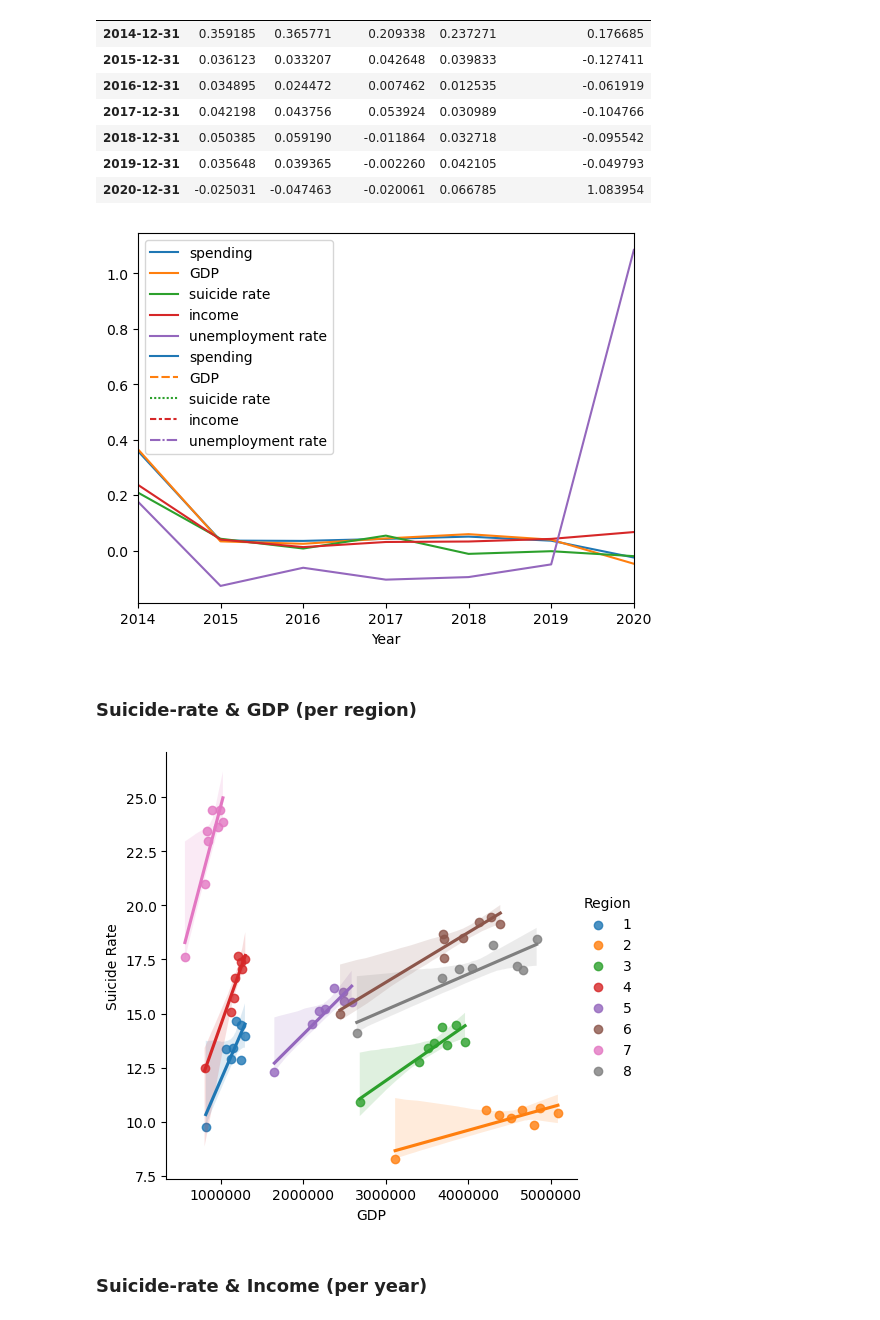
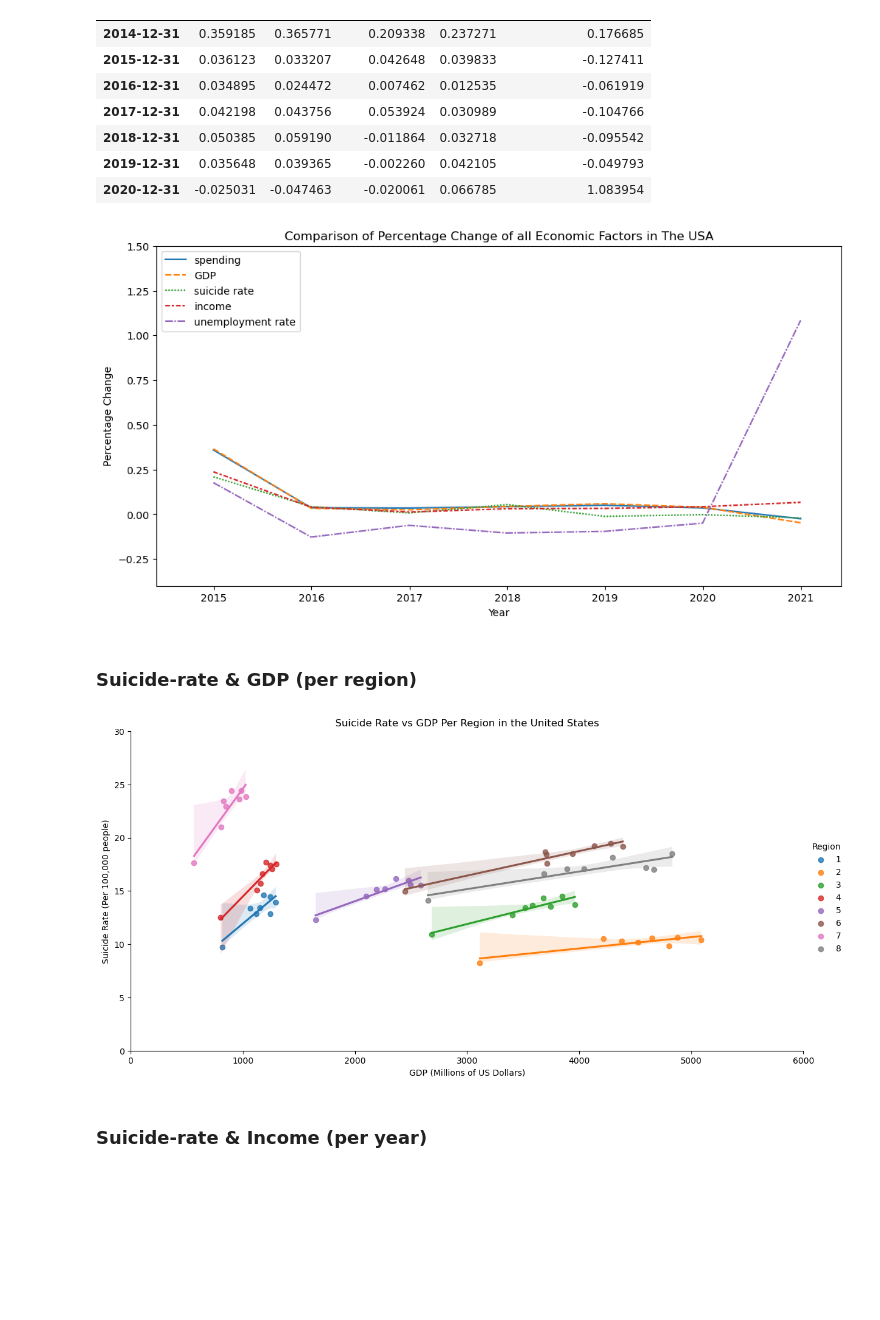
Before and after one commit to MajdAlali99/Data-Wrangling-Project, a Jupyter notebook: Gilbert/EconomicalFactors-SuicideRate-Analysis.ipynb, the cells around one changed output. Saved outputs shown, nothing was run; the diff lists cells and outputs as text; code cells hidden in the pictures; blank space fills up the shorter version.

Commit message:
refactored visualizations to include labels and titles

```diff
--- a/Gilbert/EconomicalFactors-SuicideRate-Analysis.ipynb
+++ b/Gilbert/EconomicalFactors-SuicideRate-Analysis.ipynb
@@ -417,12 +434,17 @@ df2_by_year_change
 | 2019-12-31 | 0.035648 | 0.039365 | -0.002260 | 0.042105 | -0.049793 |
 | 2020-12-31 | -0.025031 | -0.047463 | -0.020061 | 0.066785 | 1.083954 |
 # %%
-df2_by_year_change.plot();
-
+fig_all, ax_all = plt.subplots(1,1, figsize=(12,6))
+ax_all.set(title="Comparison of Percentage Change of all Economic Factors in The USA",
+       xlabel="Year",
+       ylabel="Percentage Change",
+       ylim=(-0.4, 1.5),
+       xlim=(datetime(2014,6,1), datetime(2021,6,1)));
+#df2_by_year_change.plot();
 sns.lineplot(data=df2_by_year_change)
 plt.savefig('all.png', format='png')
 # %% [output]
-[figure, old version]
+[figure, new version]
 # %% [markdown]
 ### Suicide-rate & GDP (per region)
 # %%
@@ -438,18 +460,27 @@ for name, group in SGR:
 
 # Concatenate the data for each region into a single DataFrame
 grouped_data = pd.concat(data_list)
+# Use the lmplot function to create the scatter plot with a regression line
+sr_gdp = sns.lmplot(x='GDP', y='suicide rate', height=6, aspect=2, data=grouped_data, hue='Region')
+sr_gdp.set(title="Suicide Rate vs GDP Per Region in the United States",xlabel="GDP (Millions of US Dollars)", ylabel="Suicide Rate (Per 100,000 people)")
 
-# Use the lmplot function to create the scatter plot with a regression line
-sns.lmplot(x='GDP', y='suicide rate', data=grouped_data, hue='Region')
+#get rid of 1e6 (millions) offset
+sr_gdp.axes[0, 0].xaxis.offsetText.set_visible(False)
 
-plt.xlabel('GDP')
-plt.ylabel('Suicide Rate')
-#plt.title('GDP VS. Suicide rate')
-plt.ticklabel_format(useOffset=False, style='plain')
-plt.savefig('GDP-VS-sui.png', format='png')
+#change limits of y and x axis
+plt.xlim(0, 6*(10**6))
+plt.ylim(0, 30)
+
+#Change the lables of the xticks
+xtick_labels = np.arange(0, 7000, 1000)
+sr_gdp.axes[0, 0].set_xticklabels(xtick_labels)
+
+#Save the plot as image
+plt.savefig('GDP-VS-sui.png', format='png');
+
 plt.show()
 # %% [output]
-[figure, old version]
+[figure, new version]
 # %% [markdown]
 ### Suicide-rate & Income (per year)
 # %%
```
Also changed, not shown: parts of 26 cells of this notebook, 4 other files.
